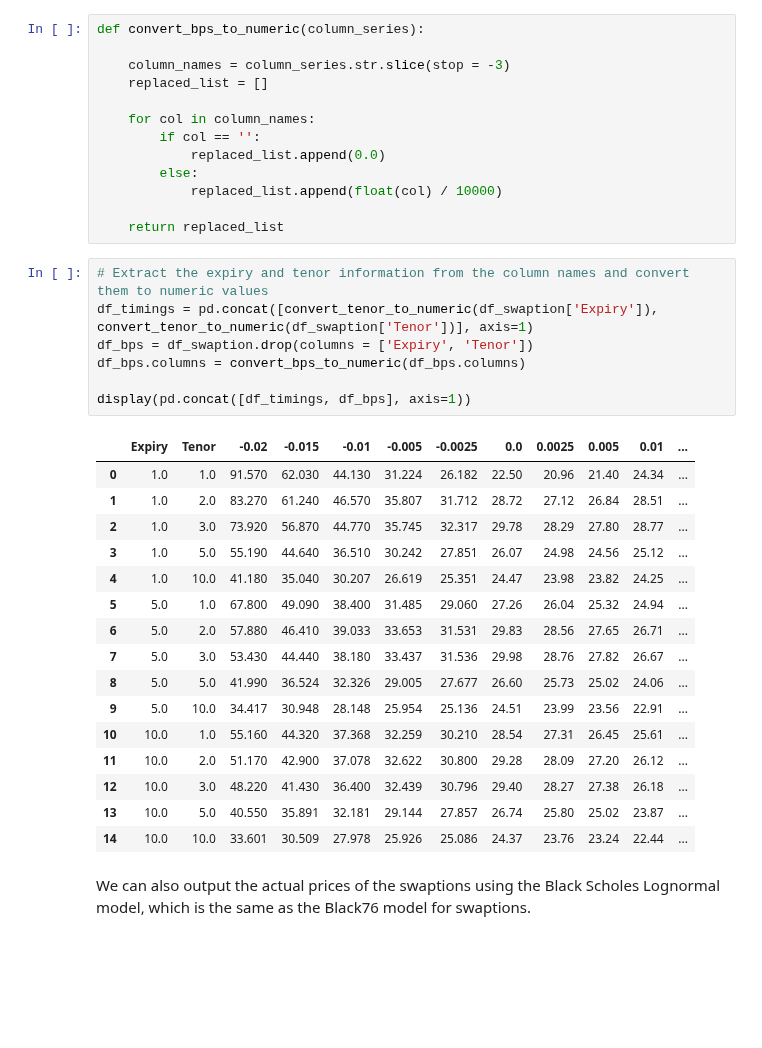
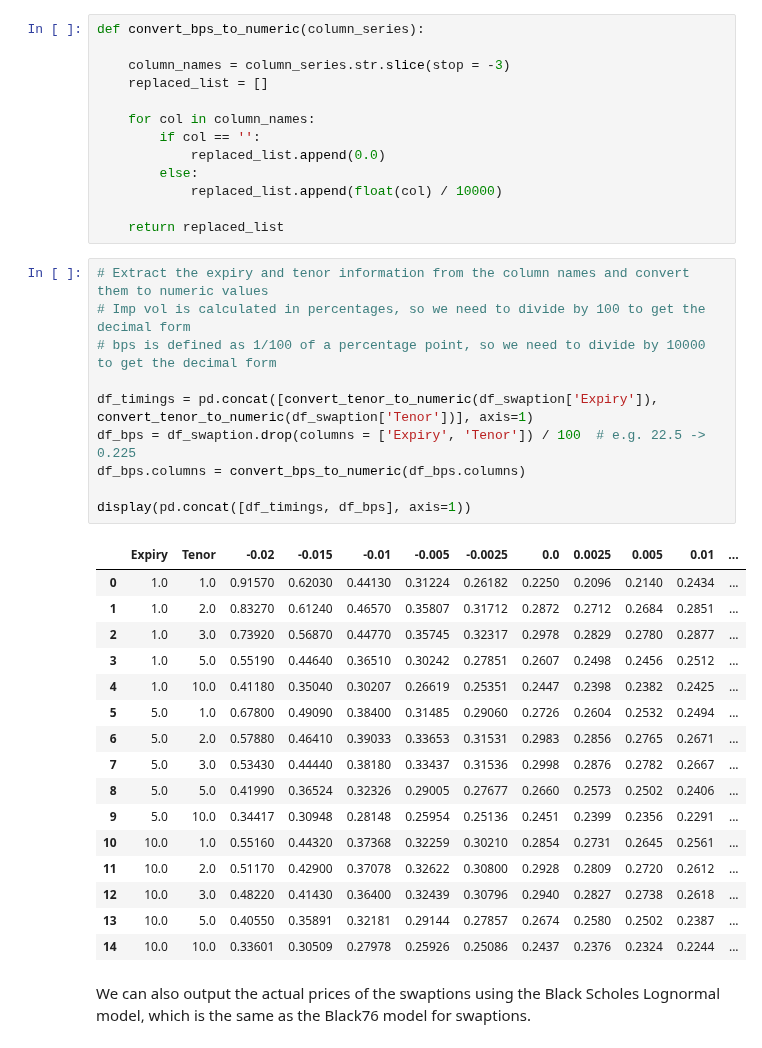
Before and after one commit to Gregtwl/QF605_Assignment, a Jupyter notebook: Answer_Deck_Part2.ipynb, the cells around one changed output. Drawn from its saved outputs; the diff is of its cells as text; blank space fills up the shorter version.

```diff
--- a/Answer_Deck_Part2.ipynb
+++ b/Answer_Deck_Part2.ipynb
@@ -57,28 +57,31 @@ def convert_bps_to_numeric(column_series):
     return replaced_list
 # %%
 # Extract the expiry and tenor information from the column names and convert them to numeric values
+# Imp vol is calculated in percentages, so we need to divide by 100 to get the decimal form
+# bps is defined as 1/100 of a percentage point, so we need to divide by 10000 to get the decimal form
+
 df_timings = pd.concat([convert_tenor_to_numeric(df_swaption['Expiry']), convert_tenor_to_numeric(df_swaption['Tenor'])], axis=1)
-df_bps = df_swaption.drop(columns = ['Expiry', 'Tenor'])
+df_bps = df_swaption.drop(columns = ['Expiry', 'Tenor']) / 100  # e.g. 22.5 -> 0.225
 df_bps.columns = convert_bps_to_numeric(df_bps.columns)
 
 display(pd.concat([df_timings, df_bps], axis=1))
 # %% [output]
 |  | Expiry | Tenor | -0.02 | -0.015 | -0.01 | -0.005 | -0.0025 | 0.0 | 0.0025 | 0.005 | 0.01 | ... |
-| 0 | 1.0 | 1.0 | 91.570 | 62.030 | 44.130 | 31.224 | 26.182 | 22.50 | 20.96 | 21.40 | 24.34 | ... |
-| 1 | 1.0 | 2.0 | 83.270 | 61.240 | 46.570 | 35.807 | 31.712 | 28.72 | 27.12 | 26.84 | 28.51 | ... |
-| 2 | 1.0 | 3.0 | 73.920 | 56.870 | 44.770 | 35.745 | 32.317 | 29.78 | 28.29 | 27.80 | 28.77 | ... |
-| 3 | 1.0 | 5.0 | 55.190 | 44.640 | 36.510 | 30.242 | 27.851 | 26.07 | 24.98 | 24.56 | 25.12 | ... |
-| 4 | 1.0 | 10.0 | 41.180 | 35.040 | 30.207 | 26.619 | 25.351 | 24.47 | 23.98 | 23.82 | 24.25 | ... |
-| 5 | 5.0 | 1.0 | 67.800 | 49.090 | 38.400 | 31.485 | 29.060 | 27.26 | 26.04 | 25.32 | 24.94 | ... |
-| 6 | 5.0 | 2.0 | 57.880 | 46.410 | 39.033 | 33.653 | 31.531 | 29.83 | 28.56 | 27.65 | 26.71 | ... |
-| 7 | 5.0 | 3.0 | 53.430 | 44.440 | 38.180 | 33.437 | 31.536 | 29.98 | 28.76 | 27.82 | 26.67 | ... |
-| 8 | 5.0 | 5.0 | 41.990 | 36.524 | 32.326 | 29.005 | 27.677 | 26.60 | 25.73 | 25.02 | 24.06 | ... |
-| 9 | 5.0 | 10.0 | 34.417 | 30.948 | 28.148 | 25.954 | 25.136 | 24.51 | 23.99 | 23.56 | 22.91 | ... |
-| 10 | 10.0 | 1.0 | 55.160 | 44.320 | 37.368 | 32.259 | 30.210 | 28.54 | 27.31 | 26.45 | 25.61 | ... |
-| 11 | 10.0 | 2.0 | 51.170 | 42.900 | 37.078 | 32.622 | 30.800 | 29.28 | 28.09 | 27.20 | 26.12 | ... |
-| 12 | 10.0 | 3.0 | 48.220 | 41.430 | 36.400 | 32.439 | 30.796 | 29.40 | 28.27 | 27.38 | 26.18 | ... |
-| 13 | 10.0 | 5.0 | 40.550 | 35.891 | 32.181 | 29.144 | 27.857 | 26.74 | 25.80 | 25.02 | 23.87 | ... |
-| 14 | 10.0 | 10.0 | 33.601 | 30.509 | 27.978 | 25.926 | 25.086 | 24.37 | 23.76 | 23.24 | 22.44 | ... |
+| 0 | 1.0 | 1.0 | 0.91570 | 0.62030 | 0.44130 | 0.31224 | 0.26182 | 0.2250 | 0.2096 | 0.2140 | 0.2434 | ... |
+| 1 | 1.0 | 2.0 | 0.83270 | 0.61240 | 0.46570 | 0.35807 | 0.31712 | 0.2872 | 0.2712 | 0.2684 | 0.2851 | ... |
+| 2 | 1.0 | 3.0 | 0.73920 | 0.56870 | 0.44770 | 0.35745 | 0.32317 | 0.2978 | 0.2829 | 0.2780 | 0.2877 | ... |
+| 3 | 1.0 | 5.0 | 0.55190 | 0.44640 | 0.36510 | 0.30242 | 0.27851 | 0.2607 | 0.2498 | 0.2456 | 0.2512 | ... |
+| 4 | 1.0 | 10.0 | 0.41180 | 0.35040 | 0.30207 | 0.26619 | 0.25351 | 0.2447 | 0.2398 | 0.2382 | 0.2425 | ... |
+| 5 | 5.0 | 1.0 | 0.67800 | 0.49090 | 0.38400 | 0.31485 | 0.29060 | 0.2726 | 0.2604 | 0.2532 | 0.2494 | ... |
+| 6 | 5.0 | 2.0 | 0.57880 | 0.46410 | 0.39033 | 0.33653 | 0.31531 | 0.2983 | 0.2856 | 0.2765 | 0.2671 | ... |
+| 7 | 5.0 | 3.0 | 0.53430 | 0.44440 | 0.38180 | 0.33437 | 0.31536 | 0.2998 | 0.2876 | 0.2782 | 0.2667 | ... |
+| 8 | 5.0 | 5.0 | 0.41990 | 0.36524 | 0.32326 | 0.29005 | 0.27677 | 0.2660 | 0.2573 | 0.2502 | 0.2406 | ... |
+| 9 | 5.0 | 10.0 | 0.34417 | 0.30948 | 0.28148 | 0.25954 | 0.25136 | 0.2451 | 0.2399 | 0.2356 | 0.2291 | ... |
+| 10 | 10.0 | 1.0 | 0.55160 | 0.44320 | 0.37368 | 0.32259 | 0.30210 | 0.2854 | 0.2731 | 0.2645 | 0.2561 | ... |
+| 11 | 10.0 | 2.0 | 0.51170 | 0.42900 | 0.37078 | 0.32622 | 0.30800 | 0.2928 | 0.2809 | 0.2720 | 0.2612 | ... |
+| 12 | 10.0 | 3.0 | 0.48220 | 0.41430 | 0.36400 | 0.32439 | 0.30796 | 0.2940 | 0.2827 | 0.2738 | 0.2618 | ... |
+| 13 | 10.0 | 5.0 | 0.40550 | 0.35891 | 0.32181 | 0.29144 | 0.27857 | 0.2674 | 0.2580 | 0.2502 | 0.2387 | ... |
+| 14 | 10.0 | 10.0 | 0.33601 | 0.30509 | 0.27978 | 0.25926 | 0.25086 | 0.2437 | 0.2376 | 0.2324 | 0.2244 | ... |
 # %% [markdown]
 We can also output the actual prices of the swaptions using the Black Scholes Lognormal model, which is the same as the Black76 model for swaptions.
 # %%
```
Also changed, not shown: parts of 1 cell of this notebook, 1 other file.
